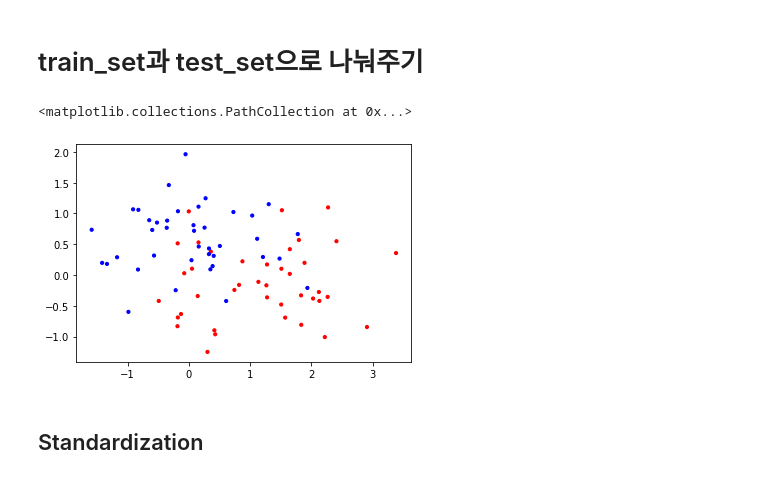
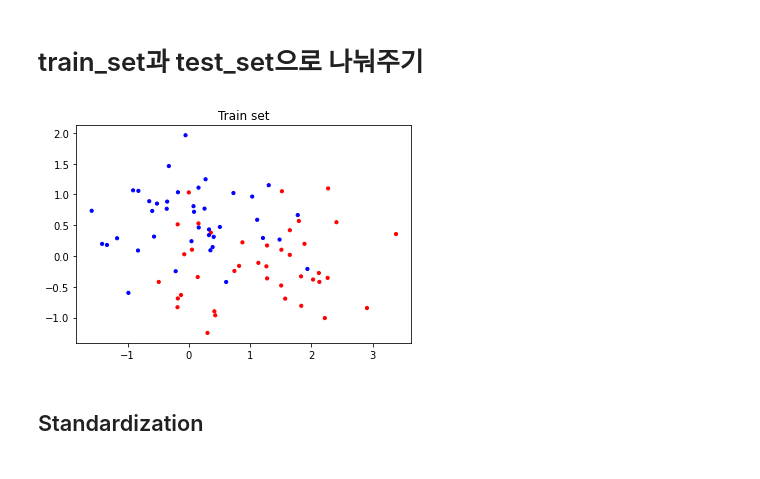
Before and after one commit to Jihwan98/2021-1, a Jupyter notebook: 기말_레포트.ipynb, the cells around one changed output. Saved outputs shown, nothing was run; the diff lists cells and outputs as text; code cells hidden in the pictures.

```diff
--- a/기말_레포트.ipynb
+++ b/기말_레포트.ipynb
@@ -44,12 +44,13 @@ for train_index, test_index in sss.split(X, y):
 # %%
 plt.scatter(
     train_set[:,0],
     train_set[:,1],
     s = 10,
     color=colors[train_set[:,2].astype(int)])
+plt.title("Train set")
+plt.show()
 # %% [output]
-<matplotlib.collections.PathCollection at 0x...>
-[figure, old version]
+[figure, new version]
 # %% [markdown]
 ## Standardization
 # %%
```
Also changed, not shown: parts of 14 cells of this notebook.
